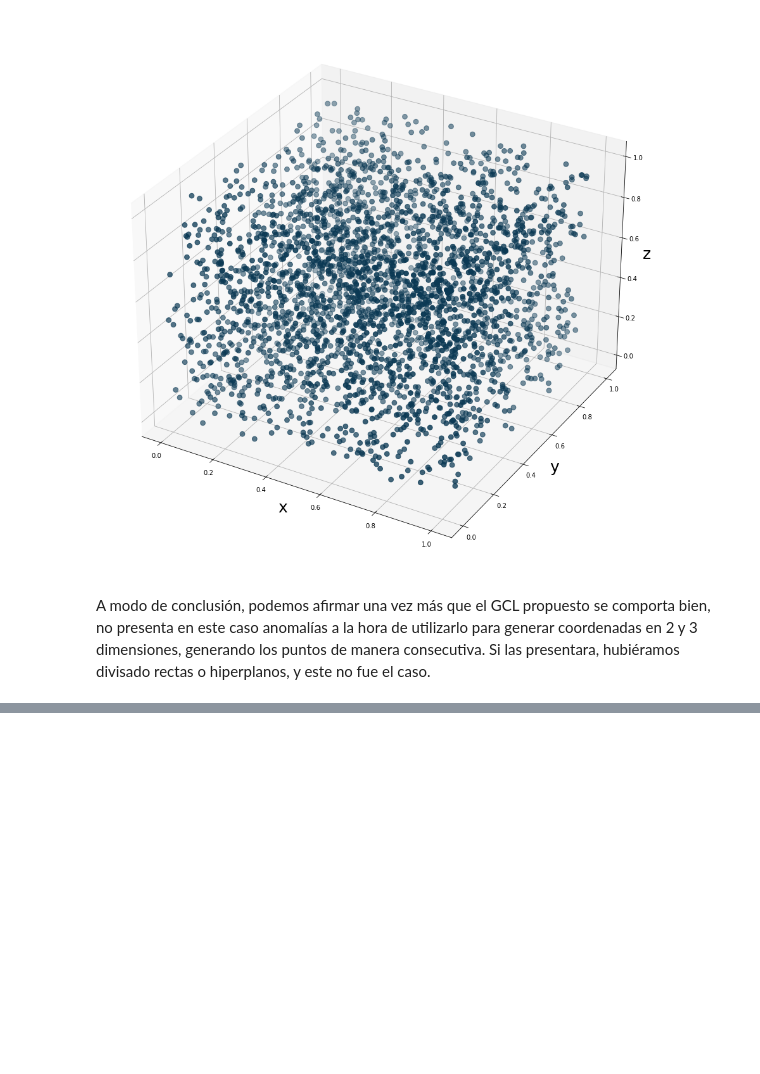
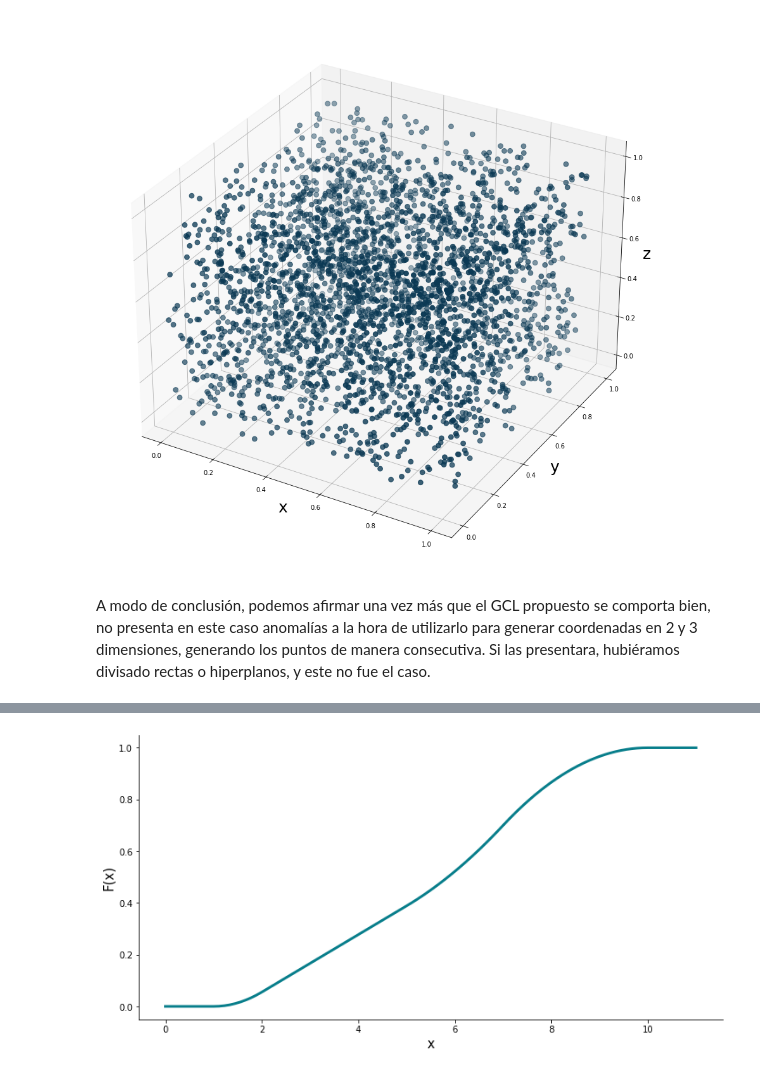
Before and after one commit to nicolaslongo/tp1-simulacion, a Jupyter notebook: Ejercicios 1-2 y 4.ipynb, the cells around one changed output, grey strips where cells are left out. Cells and saved outputs as stored; diff of their text form; code cells hidden in the pictures; blank space fills up the shorter version.

```diff
--- a/Ejercicios 1-2.ipynb
+++ b/Ejercicios 1-2 y 4.ipynb
@@ -184,0 +223,31 @@ A modo de conclusión, podemos afirmar una vez más que el GCL propuesto se comp
+# %%
+def F_acumulativa(x):
+    if x >= 1 and x < 2:
+        return 1/18 * x**2 - 1/9 * x + 1/18
+    elif x >= 2 and x < 5:
+        return 1/9* x -1/6
+    elif x >= 5 and x < 7:
+        return 1/45 * x**2 - 1/9 * x + 7/18
+    elif x >= 7 and x <= 10:
+        return -1/30 * x**2 + 2/3 * x - 7/3
+    elif x < 1:
+        return 0
+    elif x > 10:
+        return 1
+    else:
+        print("No implemmentado para {0}".format(x))
+        raise NotImplementedError
+# %%
+x = np.linspace(0 ,11, 100)
+y = [F_acumulativa(i) for i in x]
+
+fig = plt.figure(figsize=(12, 6))
+ax = fig.add_subplot(1, 1, 1)
+ax.spines['right'].set_color('none')
+ax.spines['top'].set_color('none')
+plt.plot(x, y, color='#087E8B', linewidth=3.0)
+plt.xlabel('x', size=15)
+plt.ylabel('F(x)', size=15)
+plt.show()
+# %% [output]
+[figure, added]
```
Also changed, not shown: parts of 10 cells of this notebook, 1 other file.
